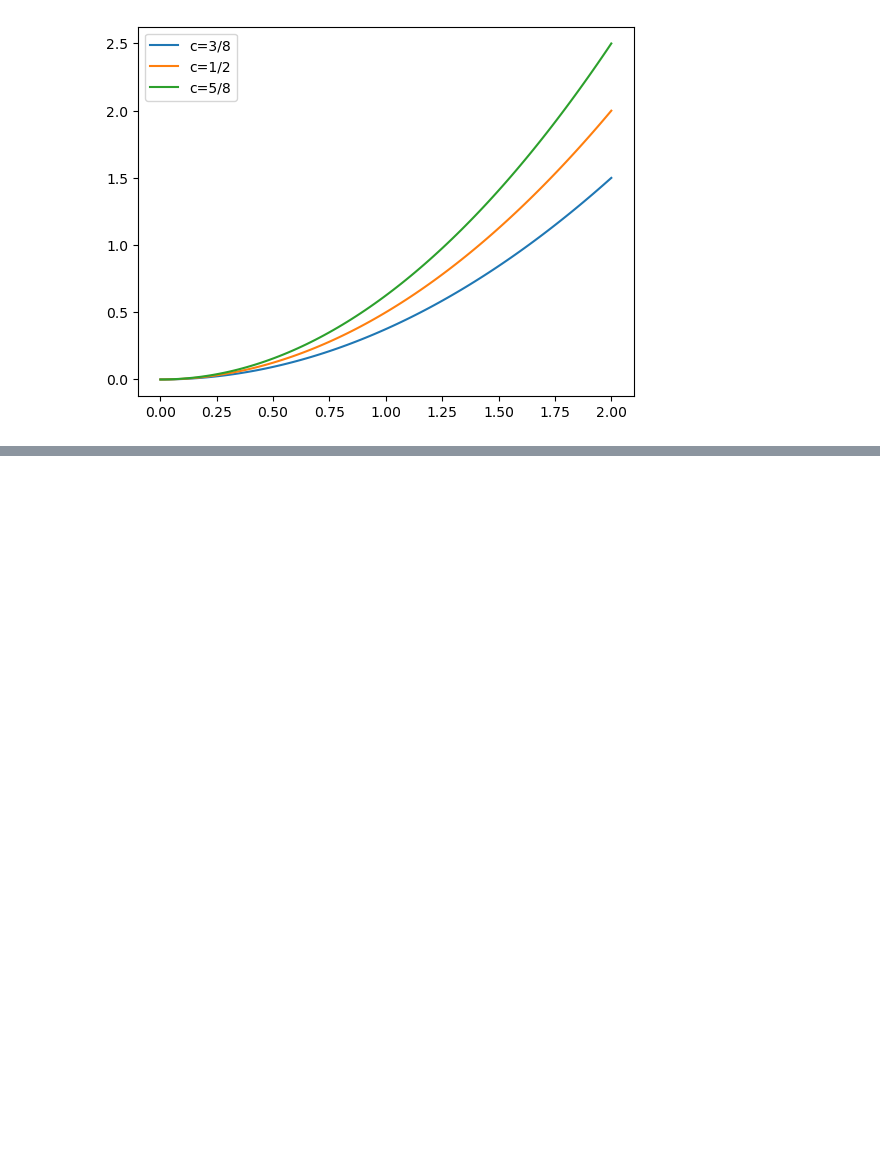
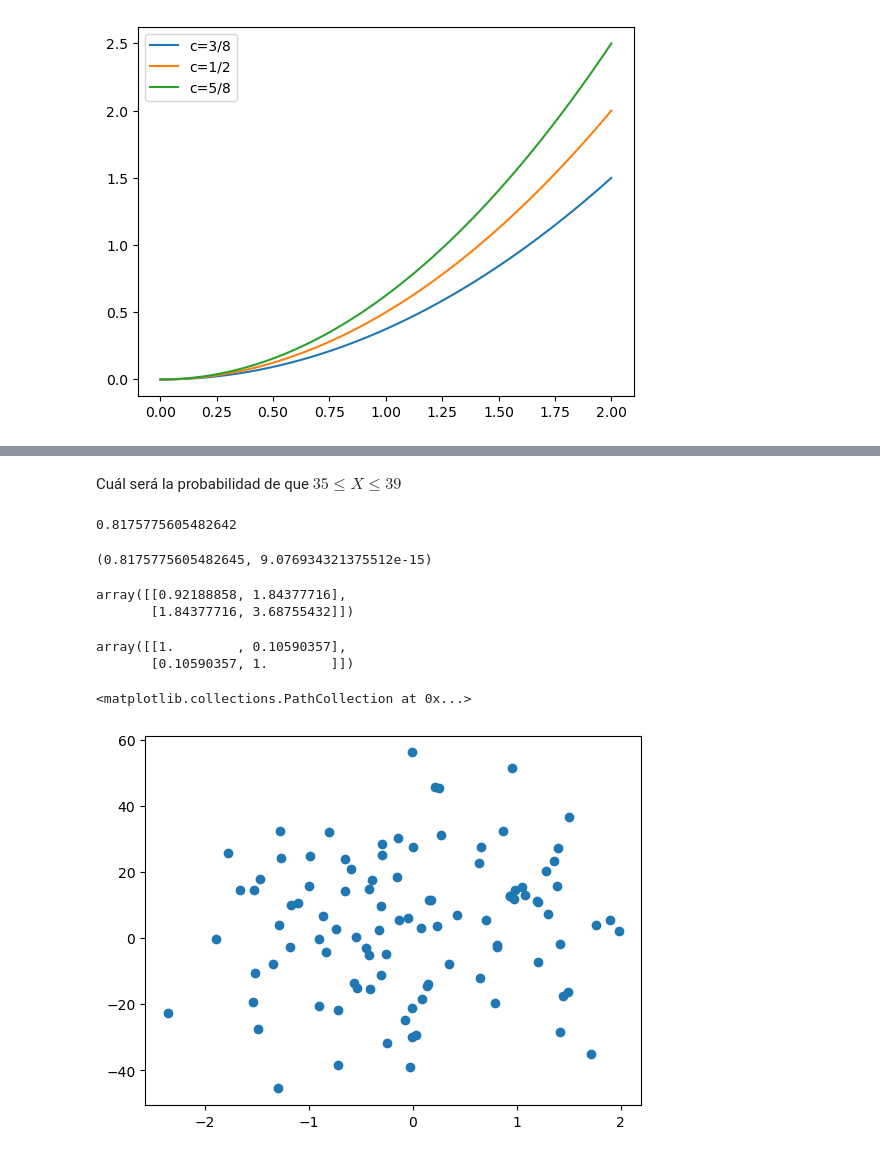
Before and after one commit to jealcalat/AEM-ITESO, a Jupyter notebook: Untitled1.ipynb, the cells around one changed output, grey strips where cells are left out. Drawn from its saved outputs; the diff is of its cells as text; code cells hidden in the pictures; blank space fills up the shorter version.

```diff
--- a/Untitled1.ipynb
+++ b/Untitled1.ipynb
@@ -79,0 +140,28 @@ plt.legend()
+# %% [markdown]
+Cuál será la probabilidad de que $35 \leq X \leq 39$
+# %%
+norm.cdf(39, mu, std) - norm.cdf(35, mu, std)
+# %% [output]
+0.8175775605482642
+# %%
+quad(normal, 35, 39, args=(mu, std))
+# %% [output]
+(0.8175775605482645, 9.076934321375512e-15)
+# %%
+x = np.random.normal(0, 1, 100)
+y = x * 2 + 1.5
+np.cov(x,y).T
+# %% [output]
+array([[0.92188858, 1.84377716],
+       [1.84377716, 3.68755432]])
+# %%
+np.corrcoef(x,y).T
+# %% [output]
+array([[1.        , 0.10590357],
+       [0.10590357, 1.        ]])
+# %%
+import matplotlib.pyplot as plt
+plt.scatter(x, y)
+# %% [output]
+<matplotlib.collections.PathCollection at 0x...>
+[figure, added]
```
Also changed, not shown: parts of 12 cells of this notebook, 2 other files.
